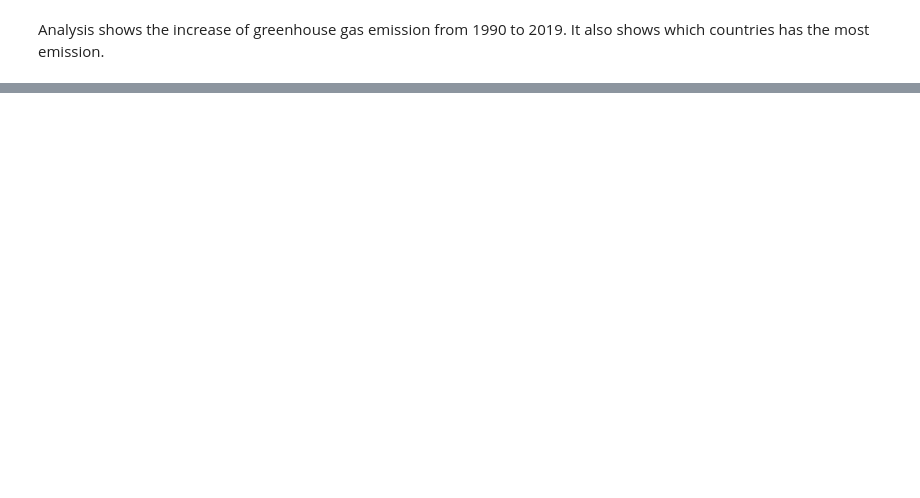
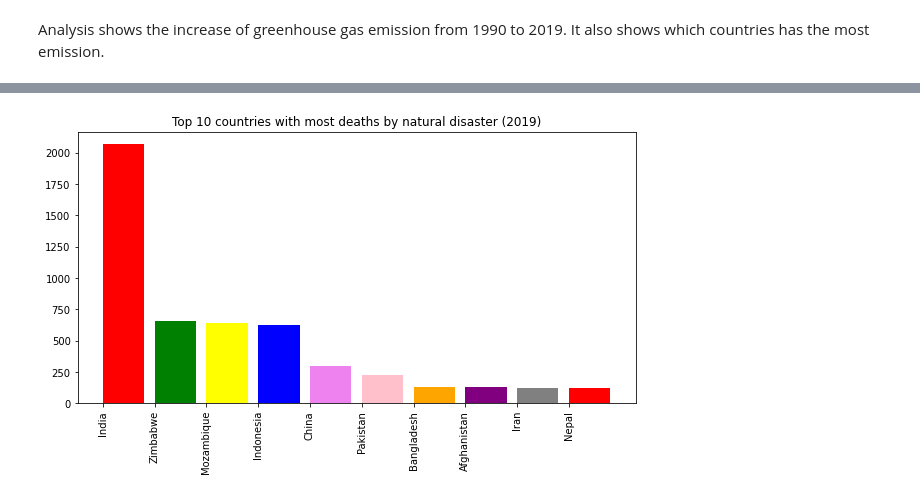
Before and after one commit to KJLumalang/ITBA-3206_Planeteers, a Jupyter notebook: ITBA_3206_Planeteers.ipynb, the cells around one changed output, grey strips where cells are left out. Saved outputs shown, nothing was run; the diff lists cells and outputs as text; code cells hidden in the pictures; blank space fills up the shorter version.

```diff
--- a/ITBA_3206_Planeteers.ipynb
+++ b/ITBA_3206_Planeteers.ipynb
@@ -451,0 +625,7 @@ Analysis shows the increase of greenhouse gas emission from 1990 to 2019. It als
+# %%
+deaths_year3.sort_values(by=['Deaths_Total'], inplace=True, ascending=False)
+deaths_year3.head(n=10)
+
+result3 = deaths_year3.head(10)
+
+display(result3)
@@ -451,0 +648,10 @@ Analysis shows the increase of greenhouse gas emission from 1990 to 2019. It als
+# %%
+x = result3['Entity']
+h = result3['Deaths_Total']
+fig = plt.figure(figsize = (10, 5))
+plt.bar(x, h, align = 'edge', color=['red','green','yellow','blue','violet','pink','orange','purple', 'gray'] )
+plt.title("Top 10 countries with most deaths by natural disaster (2019)")
+plt.xticks(rotation=90)
+plt.show()
+# %% [output]
+[figure, added]
```
Also changed, not shown: parts of 22 cells of this notebook.
